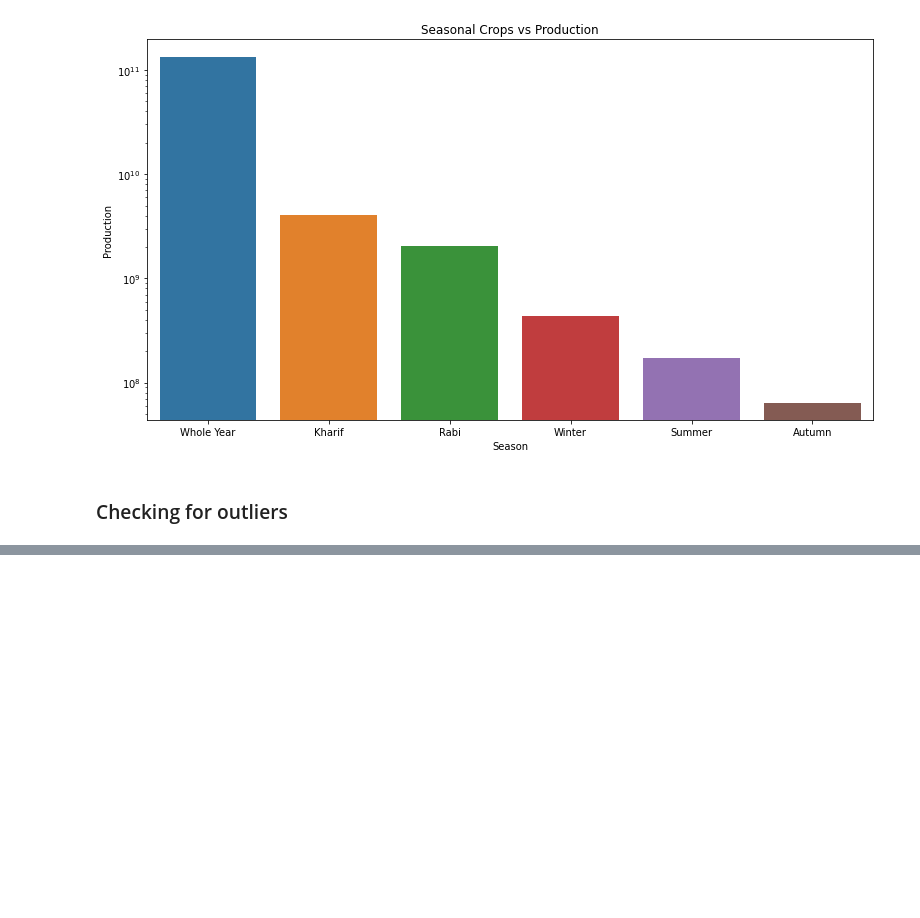
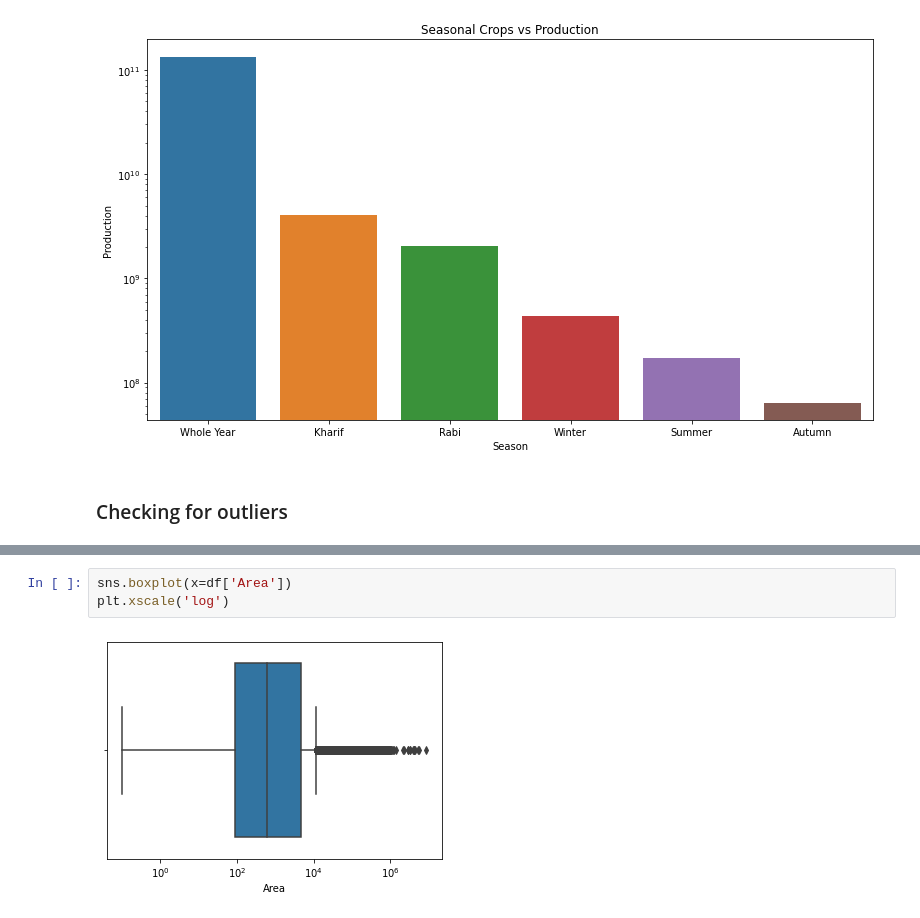
Before and after one commit to 81Hari/SeasonalCropProduction, a Jupyter notebook: crop_production.ipynb, the cells around one changed output, grey strips where cells are left out. Drawn from its saved outputs; the diff is of its cells as text; blank space fills up the shorter version.

```diff
--- a/crop_production.ipynb
+++ b/crop_production.ipynb
@@ -333,0 +351,5 @@ Text(0.5, 1.0, 'Seasonal Crops vs Production')
+# %%
+sns.boxplot(x=df['Area'])
+plt.xscale('log')
+# %% [output]
+[figure, added]
```
Also changed, not shown: parts of 33 cells of this notebook.
